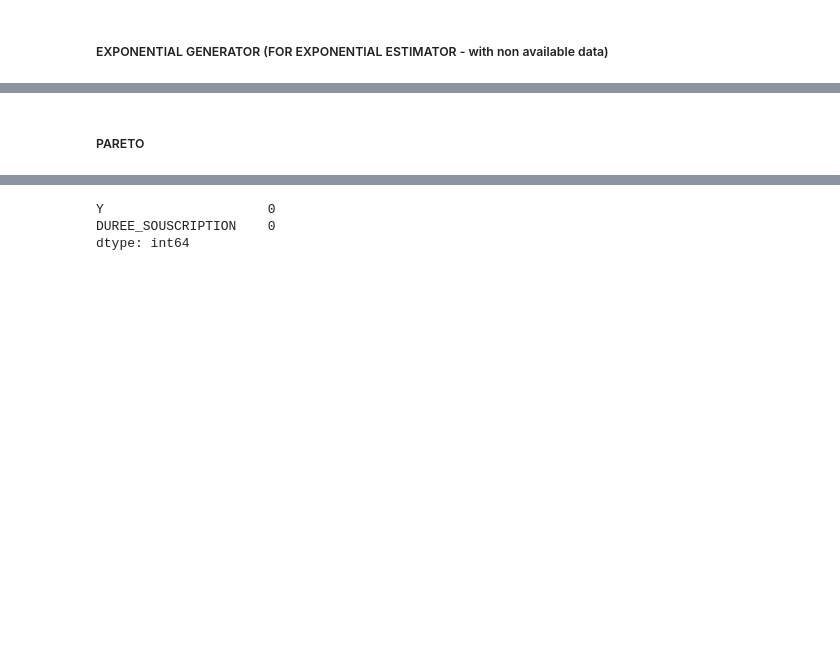
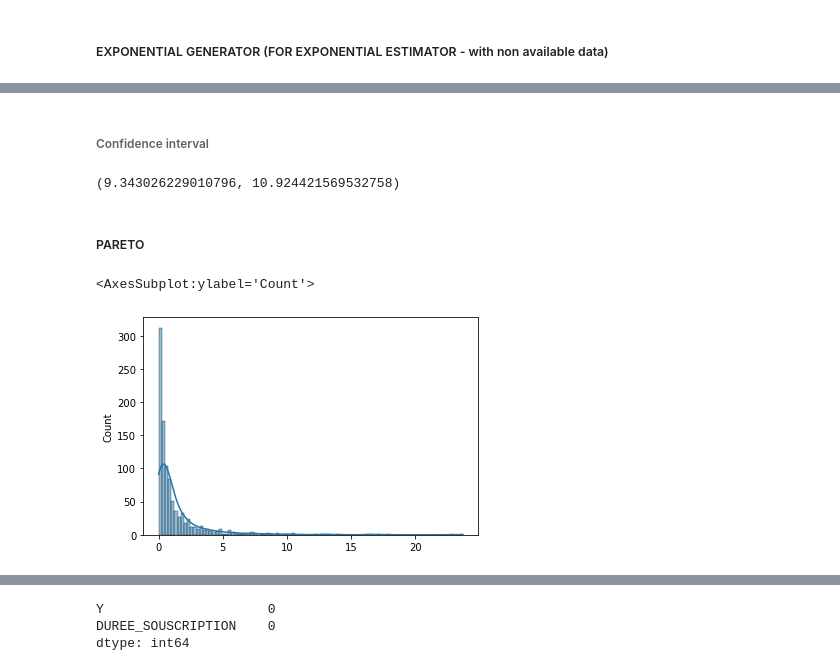
Before and after one commit to louizaaouaouche/Statistical-estimation-of-CLV, a Jupyter notebook: src/notebook.ipynb, the cells around one changed output, grey strips where cells are left out. Cells and saved outputs as stored; diff of their text form; code cells hidden in the pictures; blank space fills up the shorter version.

```diff
--- a/src/notebook.ipynb
+++ b/src/notebook.ipynb
@@ -98 +98,3 @@ CONVERGENCE WITH DIFFERENCE OF ε = 0.0010 :
          CLV thoery = 10
+# %% [markdown]
+###### Confidence interval
@@ -99,2 +108,25 @@ CONVERGENCE WITH DIFFERENCE OF ε = 0.0010 :
+# %%
+CI_clv(1.96, Y, ancient)
+# %% [output]
+(9.343026229010796, 10.924421569532758)
 # %% [markdown]
 ##### PARETO
+# %%
+def generate_pareto(scale, size,obs_duration,shape  ):
+    T = np.random.pareto(a=shape, size=size) * scale  # shape parameter (a) set to 1.5
+    ancient = obs_duration* np.random.rand(size)  # uniform distribution
+    Y = T * (T <= ancient) + ancient * (T > ancient)
+    return Y, ancient
+# %%
+scale = 1
+size= 1000
+DureeObs = 12*2
+shape = 1.5
+
+mean = (shape * scale) /(shape - 1 )
+
+Y ,ancient = generate_pareto(scale, size, DureeObs, shape)
+sns.histplot(Y, kde = True)
+# %% [output]
+<AxesSubplot:ylabel='Count'>
+[figure, added]
```
Also changed, not shown: parts of 23 cells of this notebook.
